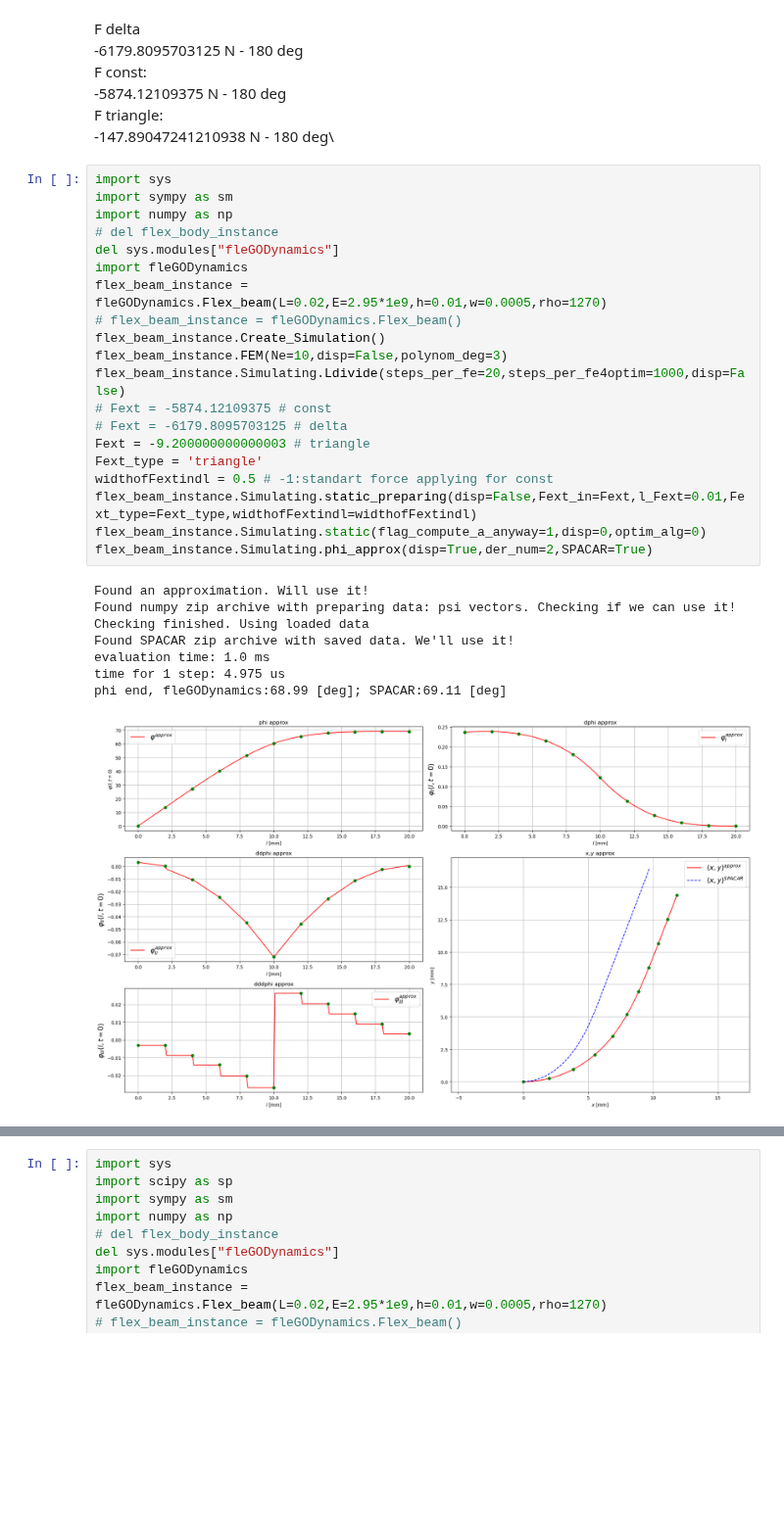
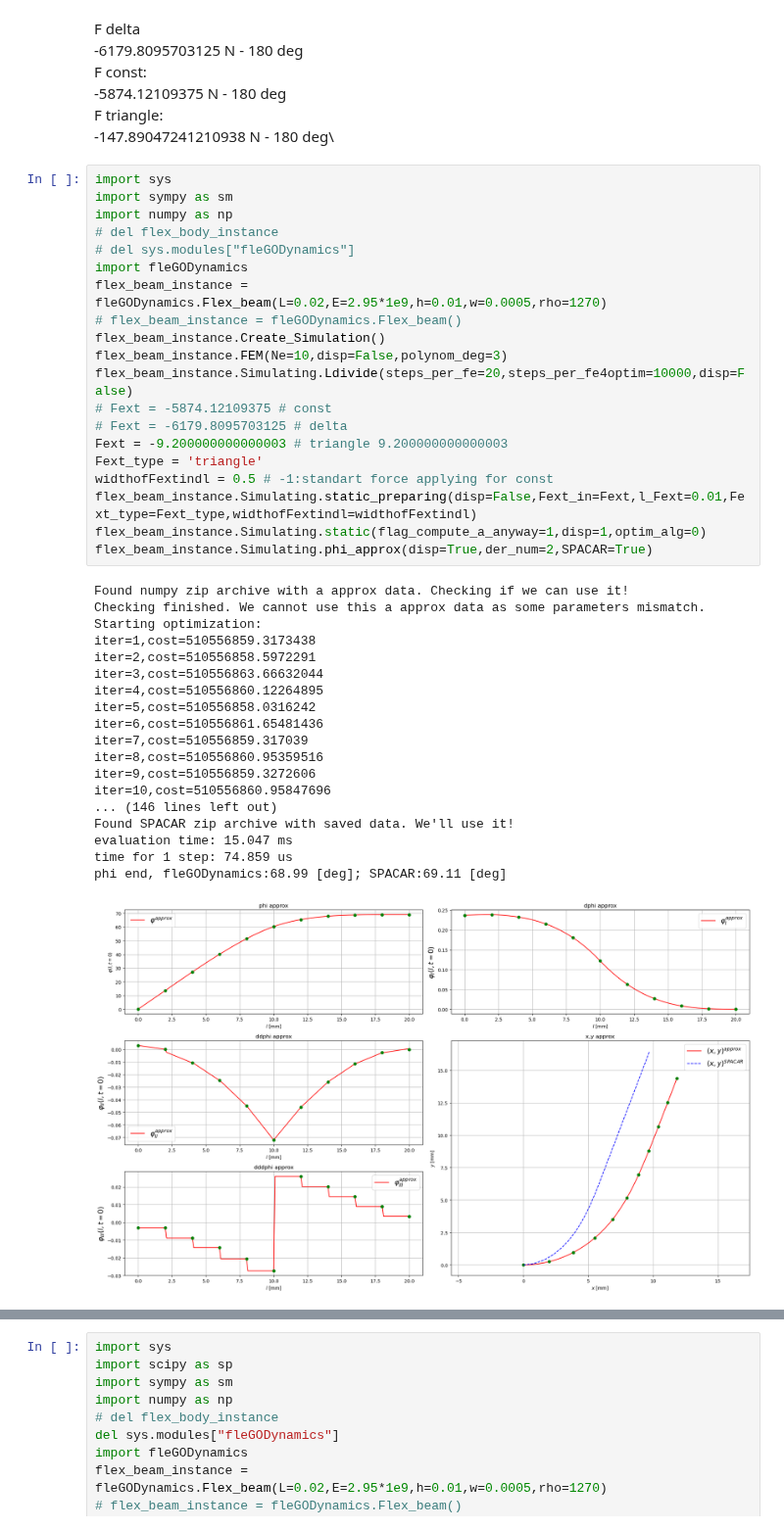
Before and after one commit to dvogureckiy99/dynastatflex, a Jupyter notebook: library_test.ipynb, the cells around one changed output, grey strips where cells are left out. Shown at 98% size. Cells and saved outputs as stored; diff of their text form; blank space fills up the shorter version.

```diff
--- a/library_test.ipynb
+++ b/library_test.ipynb
@@ -79,32 +76,42 @@ F triangle:\
 # %%
 import sys
 import sympy as sm
 import numpy as np
 # del flex_body_instance
-del sys.modules["fleGODynamics"]
+# del sys.modules["fleGODynamics"]
 import fleGODynamics
 flex_beam_instance = fleGODynamics.Flex_beam(L=0.02,E=2.95*1e9,h=0.01,w=0.0005,rho=1270)
 # flex_beam_instance = fleGODynamics.Flex_beam()
 flex_beam_instance.Create_Simulation()
 flex_beam_instance.FEM(Ne=10,disp=False,polynom_deg=3)
-flex_beam_instance.Simulating.Ldivide(steps_per_fe=20,steps_per_fe4optim=1000,disp=False)
+flex_beam_instance.Simulating.Ldivide(steps_per_fe=20,steps_per_fe4optim=10000,disp=False)
 # Fext = -5874.12109375 # const
 # Fext = -6179.8095703125 # delta
-Fext = -9.200000000000003 # triangle
+Fext = -9.200000000000003 # triangle 9.200000000000003
 Fext_type = 'triangle'
 widthofFextindl = 0.5 # -1:standart force applying for const
 flex_beam_instance.Simulating.static_preparing(disp=False,Fext_in=Fext,l_Fext=0.01,Fext_type=Fext_type,widthofFextindl=widthofFextindl)
-flex_beam_instance.Simulating.static(flag_compute_a_anyway=1,disp=0,optim_alg=0)
+flex_beam_instance.Simulating.static(flag_compute_a_anyway=1,disp=1,optim_alg=0)
 flex_beam_instance.Simulating.phi_approx(disp=True,der_num=2,SPACAR=True)
 # %% [output]
-Found an approximation. Will use it!
-Found numpy zip archive with preparing data: psi vectors. Checking if we can use it!
-Checking finished. Using loaded data
+Found numpy zip archive with a approx data. Checking if we can use it!
+Checking finished. We cannot use this a approx data as some parameters mismatch. Starting optimization:
+iter=1,cost=510556859.3173438
+iter=2,cost=510556858.5972291
+iter=3,cost=510556863.66632044
+iter=4,cost=510556860.12264895
+iter=5,cost=510556858.0316242
+iter=6,cost=510556861.65481436
+iter=7,cost=510556859.317039
+iter=8,cost=510556860.95359516
+iter=9,cost=510556859.3272606
+iter=10,cost=510556860.95847696
+... (146 lines left out)
 Found SPACAR zip archive with saved data. We'll use it!
-evaluation time: 1.0 ms
-time for 1 step: 4.975 us
+evaluation time: 15.047 ms
+time for 1 step: 74.859 us
 phi end, fleGODynamics:68.99 [deg]; SPACAR:69.11 [deg]
-[figure, old version]
+[figure, new version]
 # %%
 # finding Force for some angle [grad]
 import scipy as sp
```
Also changed, not shown: parts of 2 cells of this notebook, 3 other files.
